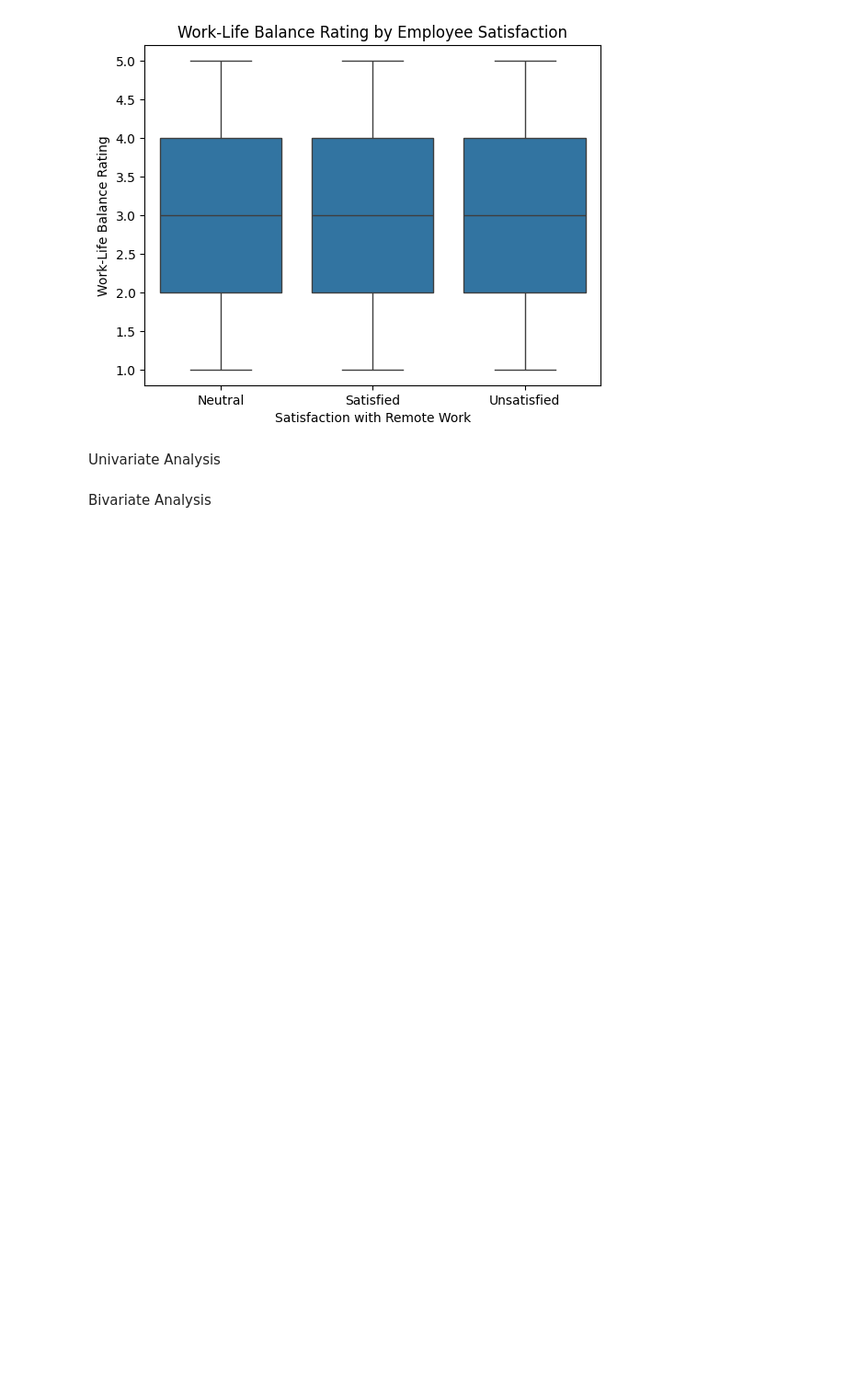
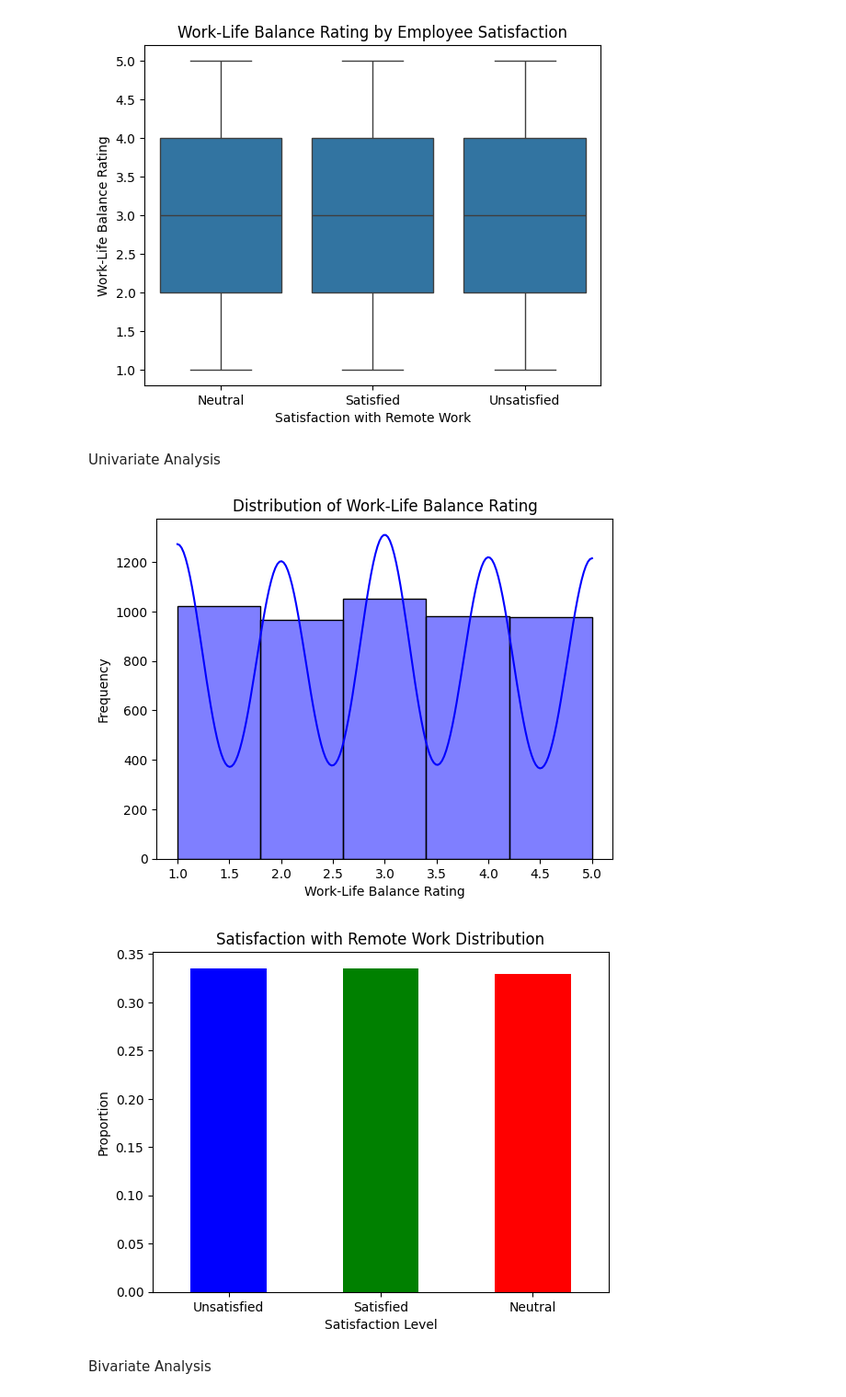
Before and after one commit to lcopolillo/FCD-2024-25, a Jupyter notebook: main.ipynb, the cells around one changed output. Shown at 92% size. Drawn from its saved outputs; the diff is of its cells as text; code cells hidden in the pictures; blank space fills up the shorter version.

```diff
--- a/main.ipynb
+++ b/main.ipynb
@@ -399,5 +399,24 @@ plt.show()
 [figure]
 # %% [markdown]
 Univariate Analysis
+# %%
+# Distribution of Work-Life Balance Rating
+sns.histplot(data['Work_Life_Balance_Rating'], kde=True, bins=5, color='blue')
+plt.title('Distribution of Work-Life Balance Rating')
+plt.xlabel('Work-Life Balance Rating')
+plt.ylabel('Frequency')
+plt.show()
+
+
+satisfaction_counts = data['Satisfaction_with_Remote_Work'].value_counts(normalize=True)
+satisfaction_counts.plot(kind='bar', color=['blue', 'green', 'red'])
+plt.title('Satisfaction with Remote Work Distribution')
+plt.xlabel('Satisfaction Level')
+plt.ylabel('Proportion')
+plt.xticks(rotation=0)
+plt.show()
+# %% [output]
+[figure, added]
+[figure, added]
 # %% [markdown]
 Bivariate Analysis
```
Also changed, not shown: parts of 19 cells of this notebook.
